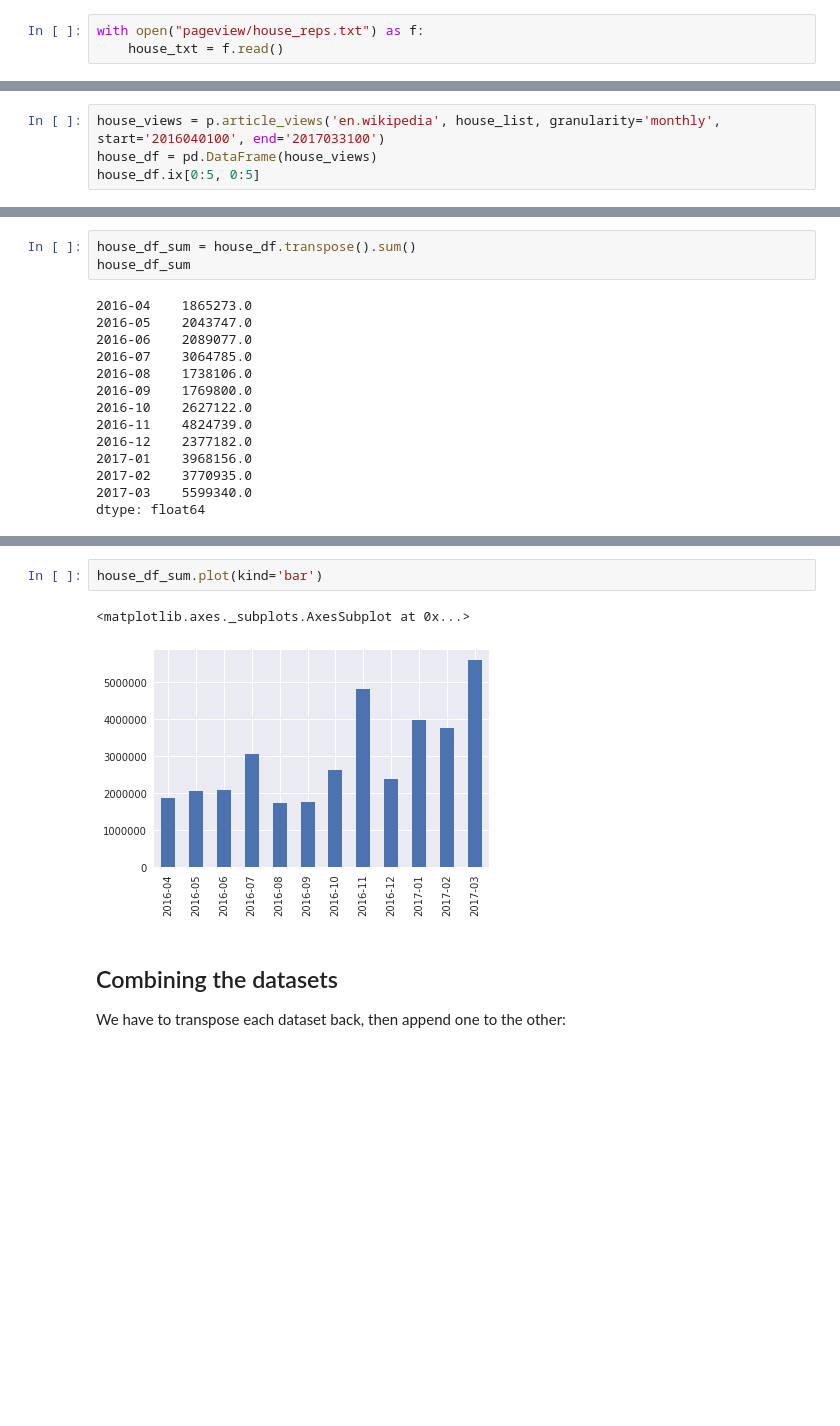
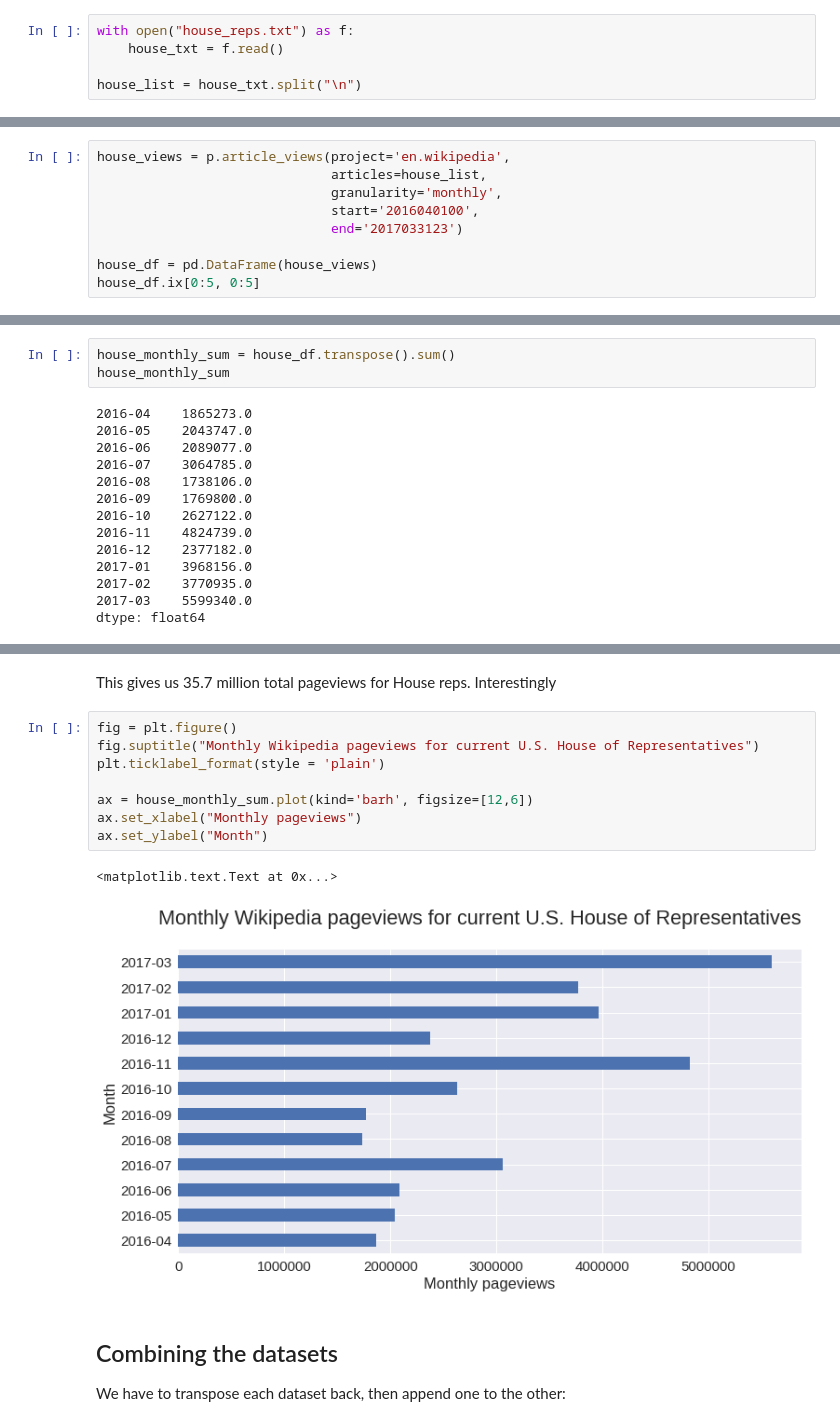
Before and after one commit to staeiou/wiki-stat-notebooks, a Jupyter notebook: pageviews/pageviews-congress.ipynb, the cells around one changed output, grey strips where cells are left out. Cells and saved outputs as stored; diff of their text form; blank space fills up the shorter version.

```diff
--- a/pageviews/pageviews-congress.ipynb
+++ b/pageviews/pageviews-congress.ipynb
@@ -52,3 +60,5 @@ len(sen_list)
 # %%
-with open("pageview/house_reps.txt") as f:
+with open("house_reps.txt") as f:
     house_txt = f.read()
+
+house_list = house_txt.split("\n")
@@ -132,5 +175,10 @@ sen_monthly_sum.sum()
 # %%
-house_views = p.article_views('en.wikipedia', house_list, granularity='monthly', start='2016040100', end='2017033100')
+house_views = p.article_views(project='en.wikipedia',
+                              articles=house_list,
+                              granularity='monthly',
+                              start='2016040100',
+                              end='2017033123')
+
 house_df = pd.DataFrame(house_views)
 house_df.ix[0:5, 0:5]
 # %% [output]
@@ -162,8 +210,8 @@ Adrian_Smith          194132.0
 Adriano_Espaillat      67980.0
 dtype: float64
 # %%
-house_df_sum = house_df.transpose().sum()
-house_df_sum
+house_monthly_sum = house_df.transpose().sum()
+house_monthly_sum
 # %% [output]
 2016-04    1865273.0
 2016-05    2043747.0
@@ -183,10 +231,18 @@ house_df_sum.sum()
 # %% [output]
 35738262.0
-# %%
-house_df_sum.plot(kind='bar')
-# %% [output]
-<matplotlib.axes._subplots.AxesSubplot at 0x...>
-[figure, removed]
+# %% [markdown]
+This gives us 35.7 million total pageviews for House reps. Interestingly
+# %%
+fig = plt.figure()
+fig.suptitle("Monthly Wikipedia pageviews for current U.S. House of Representatives")
+plt.ticklabel_format(style = 'plain')
+
+ax = house_monthly_sum.plot(kind='barh', figsize=[12,6])
+ax.set_xlabel("Monthly pageviews")
+ax.set_ylabel("Month")
+# %% [output]
+<matplotlib.text.Text at 0x...>
+[figure, added]
 # %% [markdown]
 ## Combining the datasets
 
```
Also changed, not shown: parts of 23 cells of this notebook, 5 other files.
